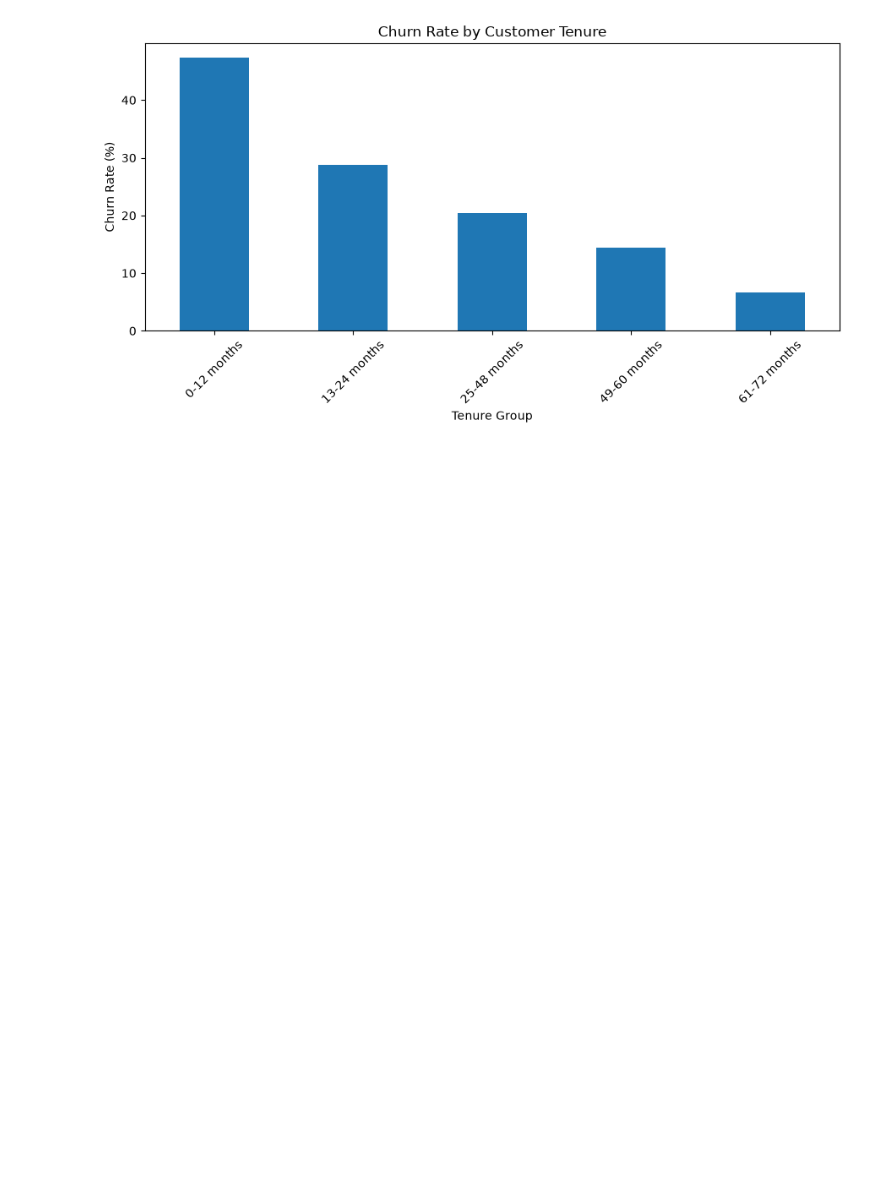
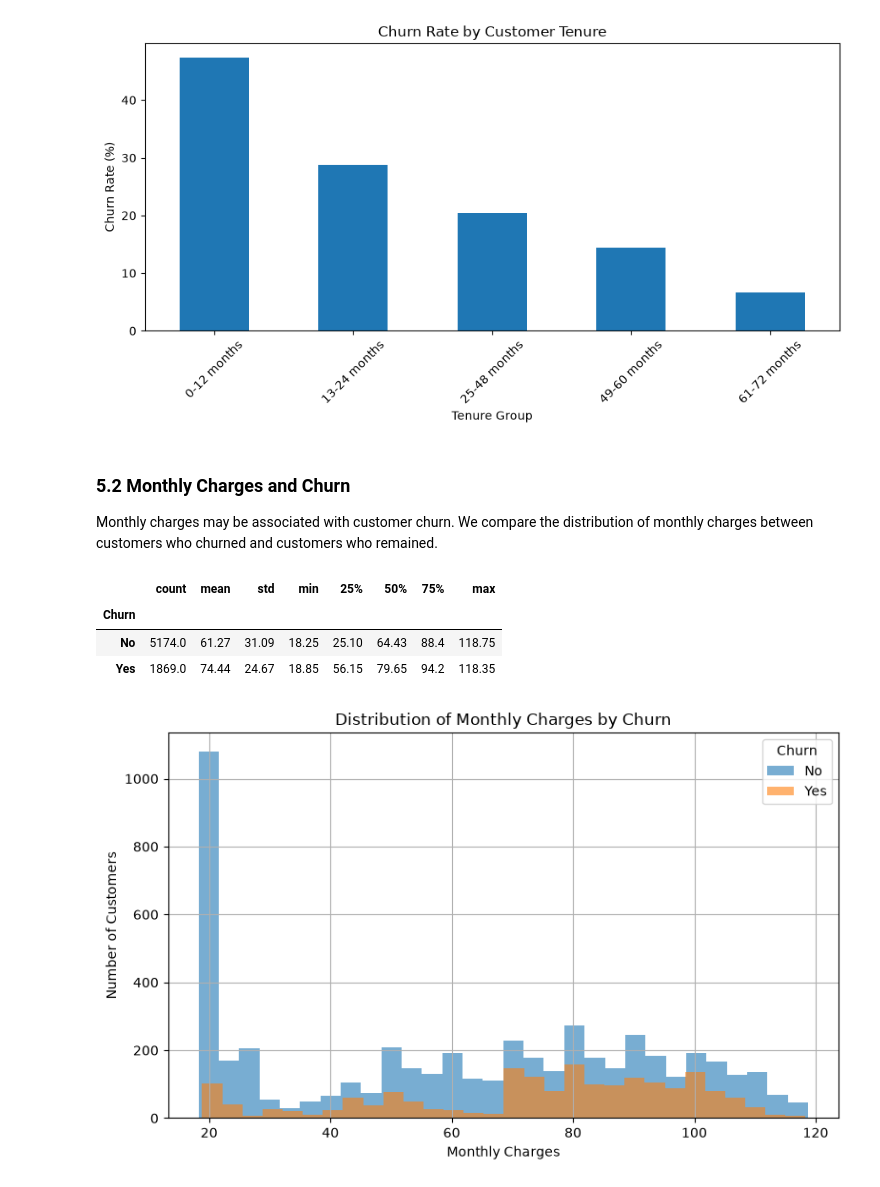
Before and after one commit to AbdulBari8455/customer-churn-platform, a Jupyter notebook: notebooks/01_data_quality_and_eda.ipynb, the cells around one changed output. Cells and saved outputs as stored; diff of their text form; code cells hidden in the pictures; blank space fills up the shorter version.

Commit message:
Expand churn exploratory data analysis

```diff
--- a/notebooks/01_data_quality_and_eda.ipynb
+++ b/notebooks/01_data_quality_and_eda.ipynb
@@ -225,3 +225,37 @@ plt.tight_layout()
 plt.show()
 # %% [output]
 [figure]
+# %% [markdown]
+### 5.2 Monthly Charges and Churn
+
+Monthly charges may be associated with customer churn. We compare the distribution of monthly charges between customers who churned and customers who remained.
+# %%
+df.groupby("Churn")["MonthlyCharges"].describe().round(2)
+# %% [output]
+|  | count | mean | std | min | 25% | 50% | 75% | max |
+| Churn |  |  |  |  |  |  |  |  |
+| No | 5174.0 | 61.27 | 31.09 | 18.25 | 25.10 | 64.43 | 88.4 | 118.75 |
+| Yes | 1869.0 | 74.44 | 24.67 | 18.85 | 56.15 | 79.65 | 94.2 | 118.35 |
+# %%
+plt.figure(figsize=(8, 5))
+
+df[df["Churn"] == "No"]["MonthlyCharges"].hist(
+    bins=30,
+    alpha=0.6,
+    label="No"
+)
+
+df[df["Churn"] == "Yes"]["MonthlyCharges"].hist(
+    bins=30,
+    alpha=0.6,
+    label="Yes"
+)
+
+plt.title("Distribution of Monthly Charges by Churn")
+plt.xlabel("Monthly Charges")
+plt.ylabel("Number of Customers")
+plt.legend(title="Churn")
+plt.tight_layout()
+plt.show()
+# %% [output]
+[figure, added]
```
Also changed, not shown: parts of 27 cells of this notebook.
